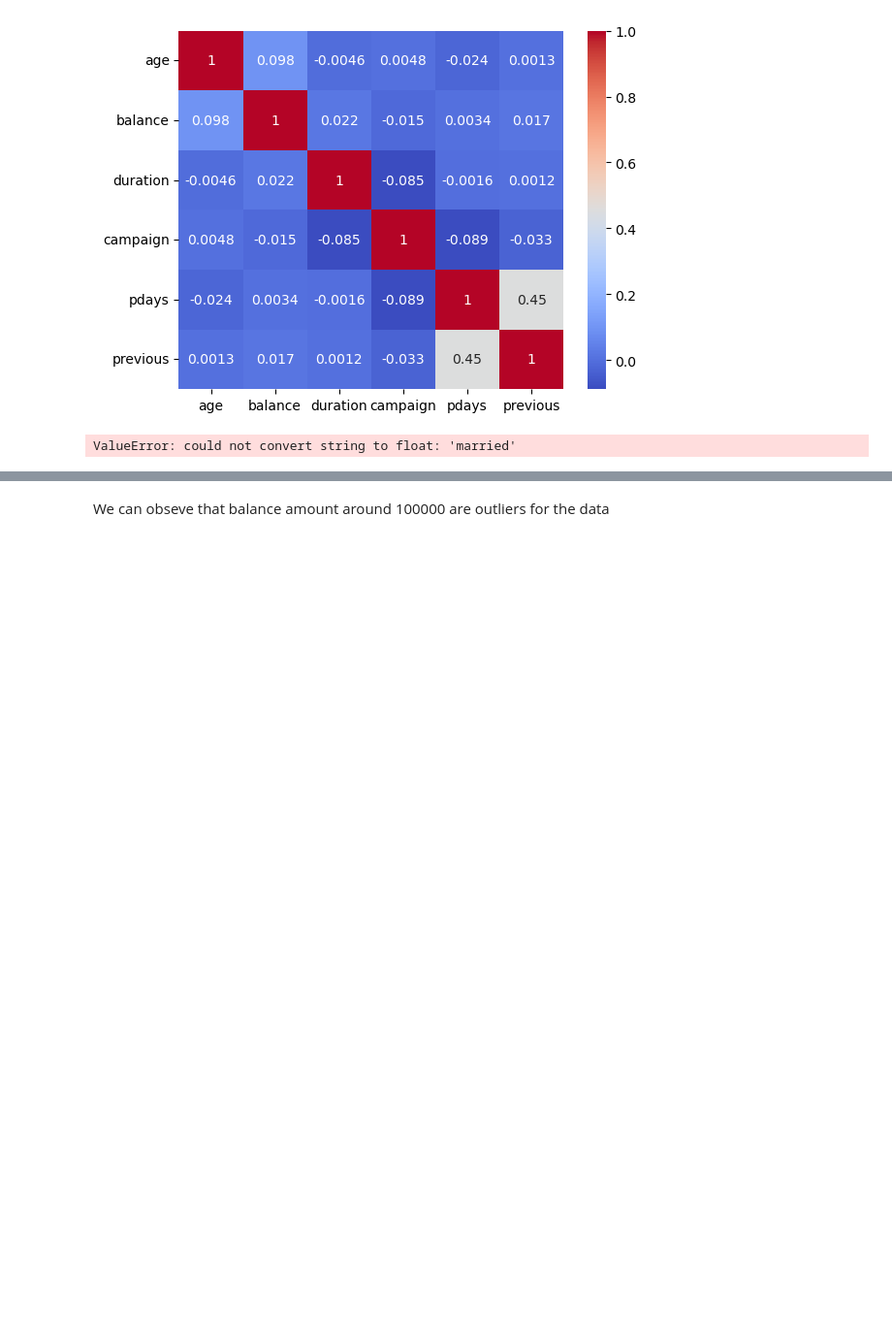
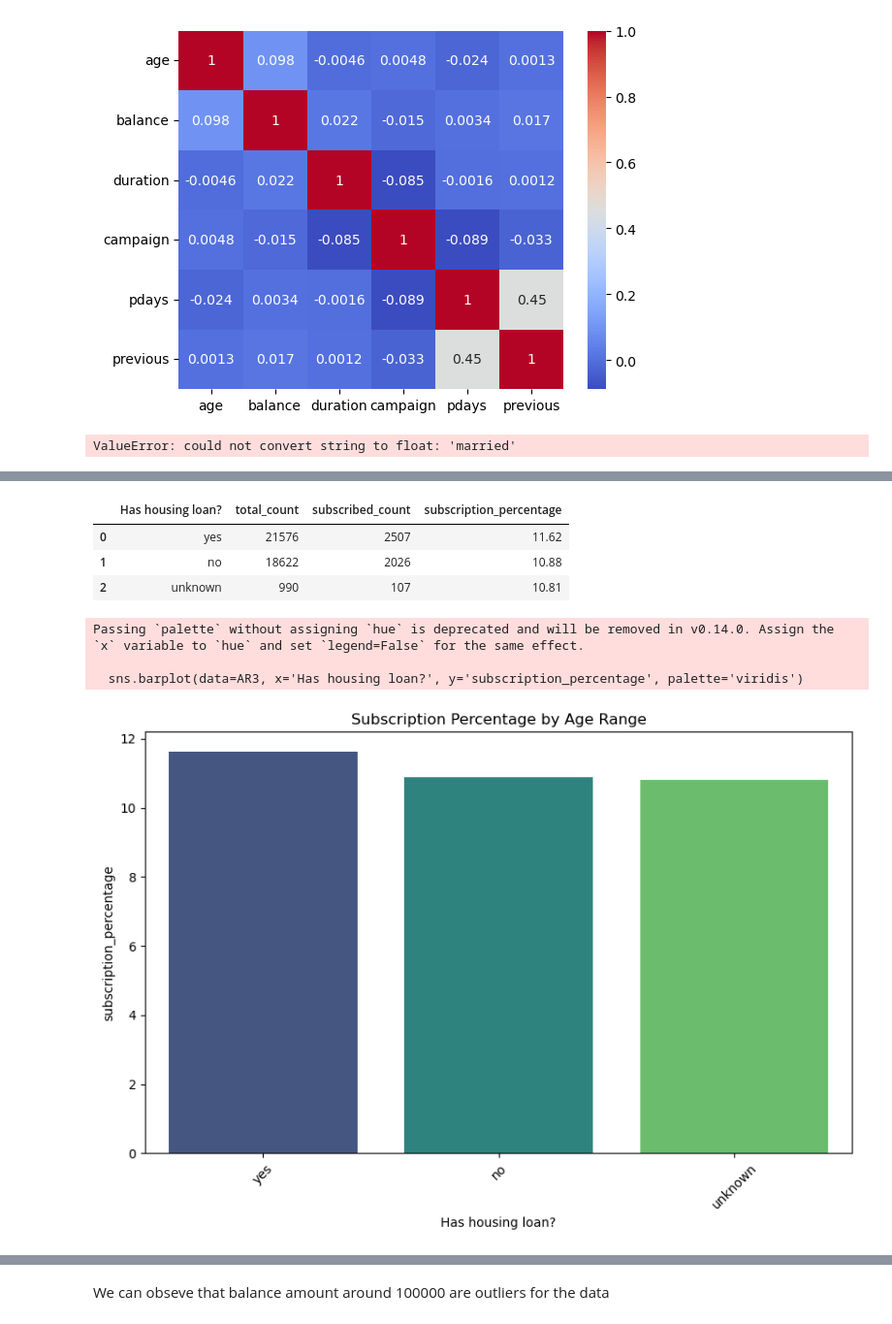
Before and after one commit to amirfarimani/DSI_Team_Project_Bank_Marketing, a Jupyter notebook: experiments/data_processing.ipynb, the cells around one changed output, grey strips where cells are left out. Shown at 97% size. Cells and saved outputs as stored; diff of their text form; code cells hidden in the pictures; blank space fills up the shorter version.

```diff
--- a/experiments/data_processing.ipynb
+++ b/experiments/data_processing.ipynb
@@ -456,0 +508,21 @@ plt.show()
+# %%
+AR3
+# %% [output]
+|  | Has housing loan? | total_count | subscribed_count | subscription_percentage |
+| 0 | yes | 21576 | 2507 | 11.62 |
+| 1 | no | 18622 | 2026 | 10.88 |
+| 2 | unknown | 990 | 107 | 10.81 |
+# %%
+# Create the bar plot for Housing Loan and subscription Percentage
+plt.figure(figsize=(10, 6))
+sns.barplot(data=AR3, x='Has housing loan?', y='subscription_percentage', palette='viridis')
+plt.title('Subscription Percentage by Age Range')
+# plt.xlabel("Credit_Default")
+# plt.ylabel('Subscription Percentage (%)')
+plt.xticks(rotation=45)  # Rotate x-axis labels for better readability
+plt.show()
+# %% [output]
+Passing `palette` without assigning `hue` is deprecated and will be removed in v0.14.0. Assign the `x` variable to `hue` and set `legend=False` for the same effect.
+
+  sns.barplot(data=AR3, x='Has housing loan?', y='subscription_percentage', palette='viridis')
+[figure, added]
```
Also changed, not shown: parts of 29 cells of this notebook.
